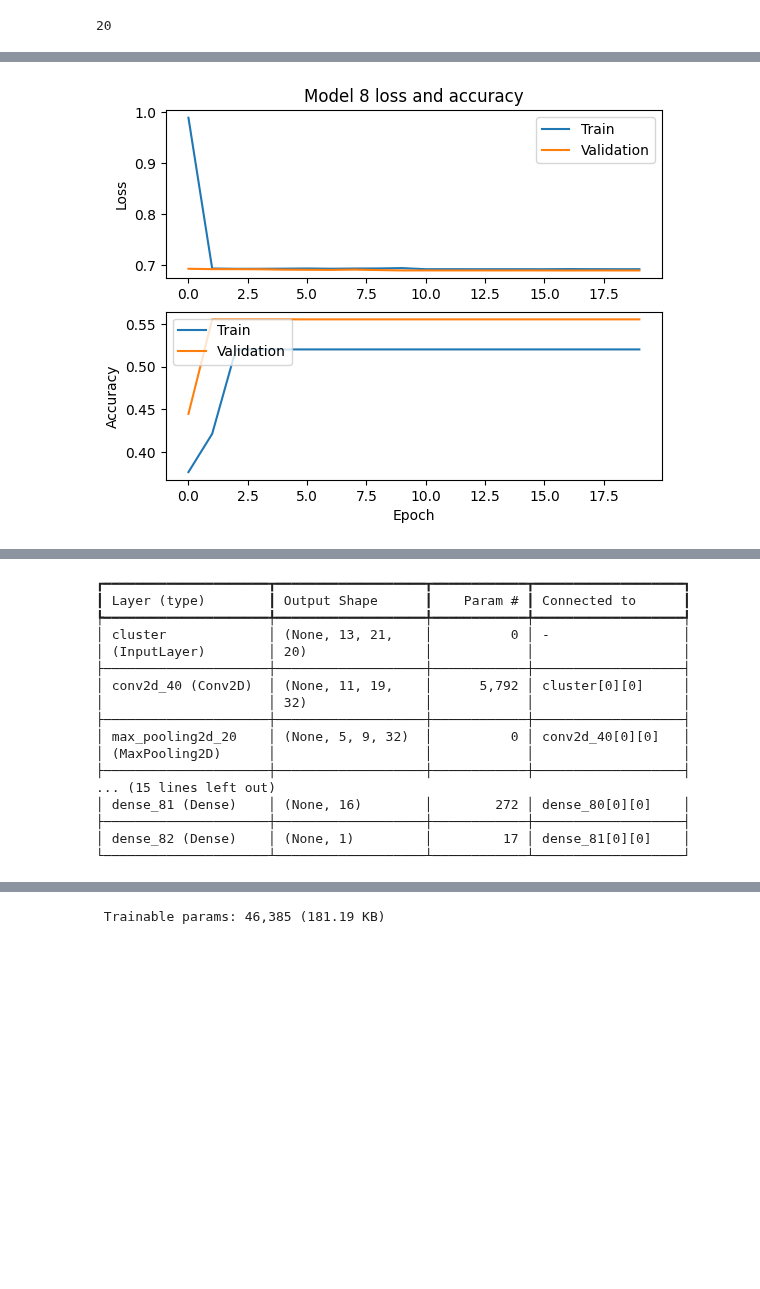
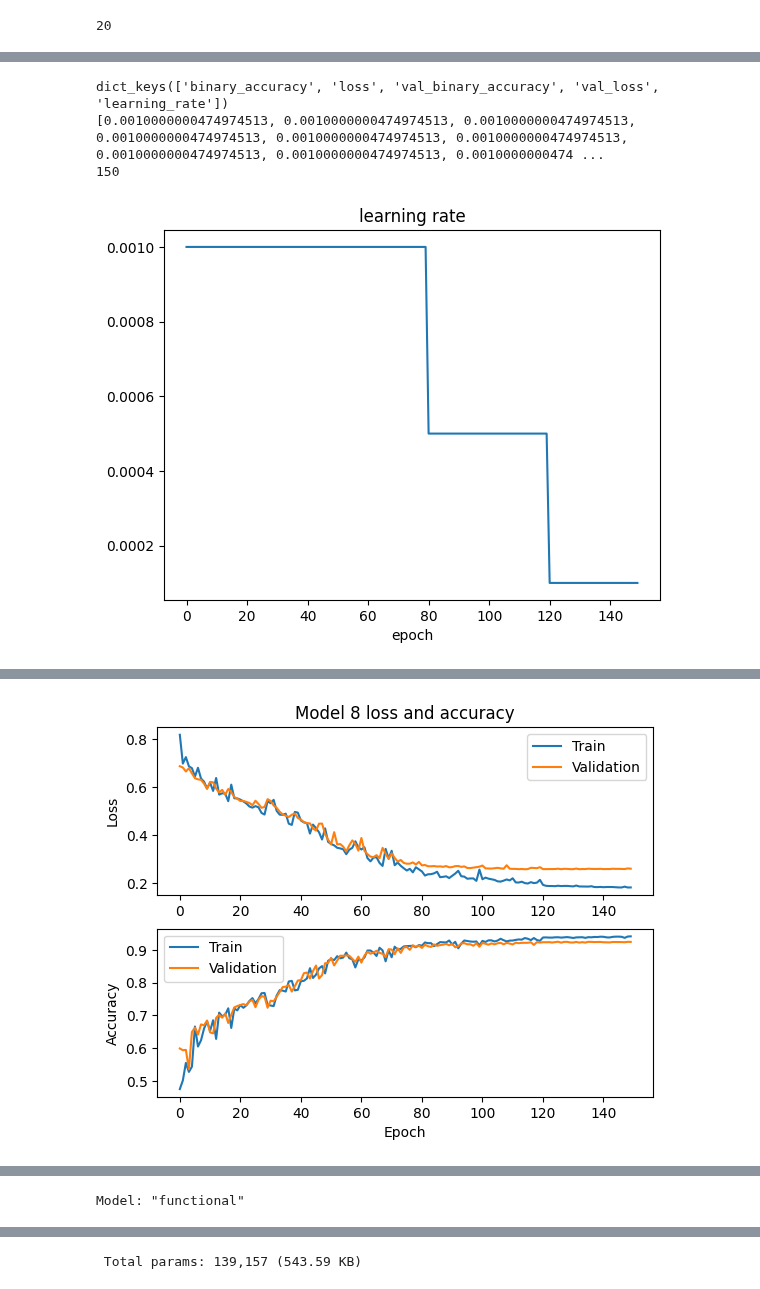
Before and after one commit to elizahoward/smart-pixels-ml, a Jupyter notebook: danielTestNotebook.ipynb, the cells around one changed output, grey strips where cells are left out. Saved outputs shown, nothing was run; the diff lists cells and outputs as text; code cells hidden in the pictures; blank space fills up the shorter version.

Commit message:
Semi-succesful experiments with learning rates.

```diff
--- a/danielTestNotebook.ipynb
+++ b/danielTestNotebook.ipynb
@@ -674,9 +674,11 @@ class LearningRate(tf.keras.callbacks.Callback):
 
 def scheduler(epoch, lr):
     print(f"epoch{epoch}")
-    if epoch<10:
+    if epoch<80:
         print(lr)
         return 0.001
+    elif epoch<120:
+        return 0.0005
     else:
         print(lr)
         return 0.0001
@@ -685,6 +687,6 @@ def scheduler(epoch, lr):
 model8.compile(optimizer='adam', loss='binary_crossentropy', metrics=['binary_accuracy'])
 callbacks = [LearningRate(scheduler)]
 callbacks = [tf.keras.callbacks.LearningRateScheduler(scheduler)]
-callbacks = []
+# callbacks = []
 history8 = model8.fit(x=trainODG8,validation_data=validationODG8, callbacks=callbacks,epochs=nEpochs,verbose=1)
 # %% [output]
@@ -712,13 +734,25 @@ Epoch 49/150
 # %%
-# print(history8.history['lr'])
-# print(np.size(history8.history['lr']))
-# plt.plot(history8.history['lr'])
-# plt.title("learning rate")
-# plt.xlabel("epoch")
-# plt.show()
+print(history8.history.keys())
+if False:
+    print(history8.history['lr'])
+    print(np.size(history8.history['lr']))
+    plt.plot(history8.history['lr'])
+    plt.title("learning rate")
+    plt.xlabel("epoch")
+    plt.show()
+if True:
+    print(history8.history['learning_rate'])
+    print(np.size(history8.history['learning_rate']))
+    plt.plot(history8.history['learning_rate'])
+    plt.title("learning rate")
+    plt.xlabel("epoch")
+    plt.show()
 plotModelHistory(history8,8)
 test_loss, test_acc = model8.evaluate(validationODG8)
 print("model8 validation test accuracy: "+str(test_acc))
 model8.summary()
 # %% [output]
+dict_keys(['binary_accuracy', 'loss', 'val_binary_accuracy', 'val_loss', 'learning_rate'])
+[0.0010000000474974513, 0.0010000000474974513, 0.0010000000474974513, 0.0010000000474974513, 0.0010000000474974513, 0.0010000000474974513, 0.0010000000474974513, 0.0010000000474974513, 0.0010000000474 ...
+150
-[figure, old version]
+[figure, new version]
@@ -726,0 +759 @@ model8 validation test accuracy: 0.5554732084274292
+[figure, added]
@@ -728,17 +762 @@ Model: "functional_20"
-┏━━━━━━━━━━━━━━━━━━━━━┳━━━━━━━━━━━━━━━━━━━┳━━━━━━━━━━━━┳━━━━━━━━━━━━━━━━━━━┓
-┃ Layer (type)        ┃ Output Shape      ┃    Param # ┃ Connected to      ┃
-┡━━━━━━━━━━━━━━━━━━━━━╇━━━━━━━━━━━━━━━━━━━╇━━━━━━━━━━━━╇━━━━━━━━━━━━━━━━━━━┩
-│ cluster             │ (None, 13, 21,    │          0 │ -                 │
-│ (InputLayer)        │ 20)               │            │                   │
-├─────────────────────┼───────────────────┼────────────┼───────────────────┤
-│ conv2d_40 (Conv2D)  │ (None, 11, 19,    │      5,792 │ cluster[0][0]     │
-│                     │ 32)               │            │                   │
-├─────────────────────┼───────────────────┼────────────┼───────────────────┤
-│ max_pooling2d_20    │ (None, 5, 9, 32)  │          0 │ conv2d_40[0][0]   │
-│ (MaxPooling2D)      │                   │            │                   │
-├─────────────────────┼───────────────────┼────────────┼───────────────────┤
-... (15 lines left out)
-│ dense_81 (Dense)    │ (None, 16)        │        272 │ dense_80[0][0]    │
-├─────────────────────┼───────────────────┼────────────┼───────────────────┤
-│ dense_82 (Dense)    │ (None, 1)         │         17 │ dense_81[0][0]    │
-└─────────────────────┴───────────────────┴────────────┴───────────────────┘
+Model: "functional"
@@ -746 +780 @@ Model: "functional_20"
- Trainable params: 46,385 (181.19 KB)
+ Total params: 139,157 (543.59 KB)
```
Also changed, not shown: parts of 3 cells of this notebook.
